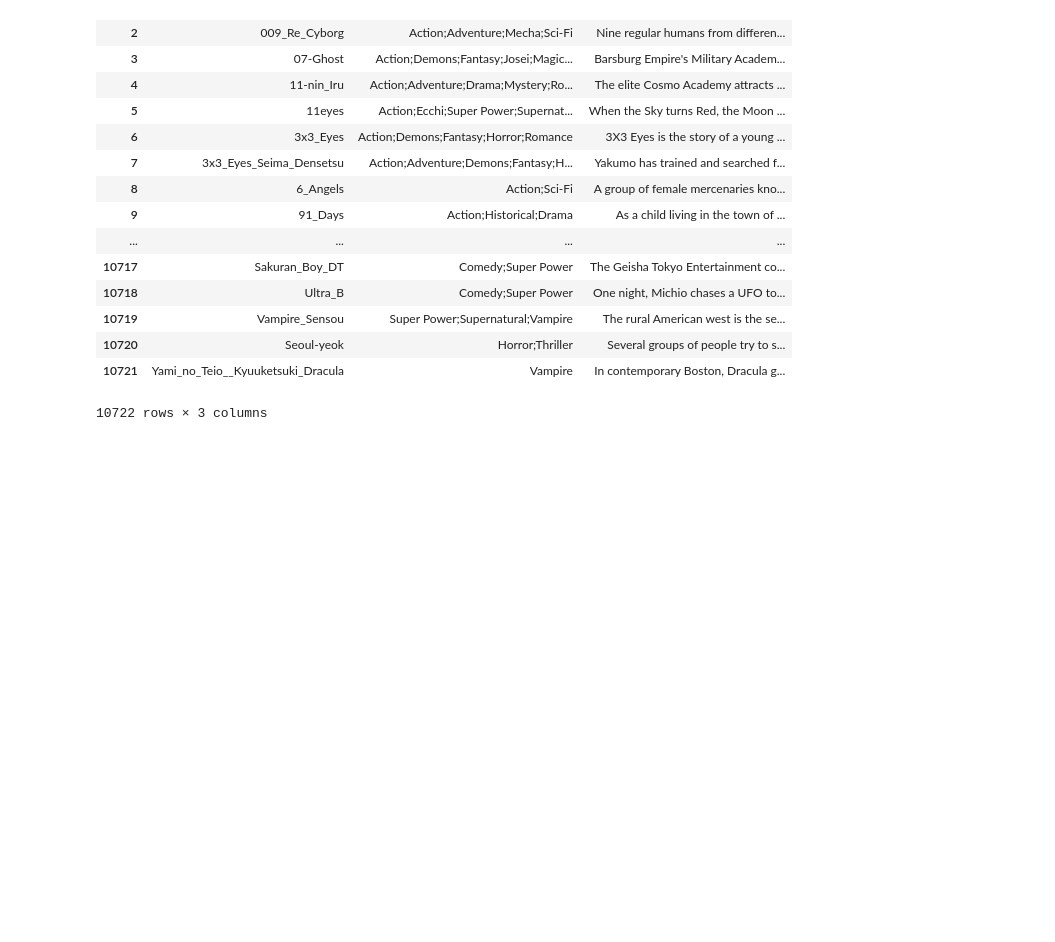
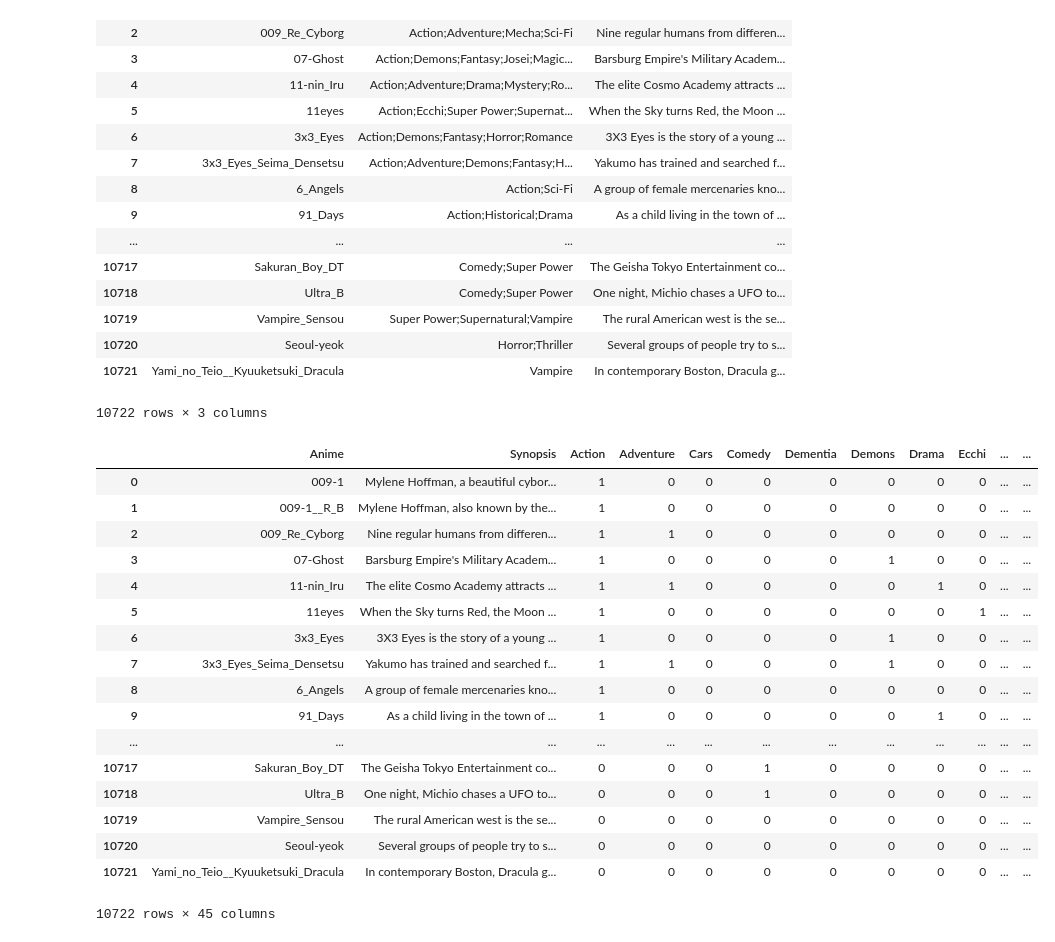
Before and after one commit to kurtisdavid/animeSynopsisClassifier, a Jupyter notebook: AnimeSynopsisClassifier.ipynb, the cells around one changed output. Saved outputs shown, nothing was run; the diff lists cells and outputs as text; code cells hidden in the pictures; blank space fills up the shorter version.

Commit message:
added pickled dataframe + updated notebook

```diff
--- a/AnimeSynopsisClassifier.ipynb
+++ b/AnimeSynopsisClassifier.ipynb
@@ -104,3 +104,35 @@ df
 | 10720 | Seoul-yeok | Horror;Thriller | Several groups of people try to s... |
 | 10721 | Yami_no_Teio__Kyuuketsuki_Dracula | Vampire | In contemporary Boston, Dracula g... |
 10722 rows × 3 columns
+# %%
+import os
+
+# get list of genres to make binary columns in dataframe
+genres = os.listdir(dir_)
+
+for genre in genres:
+
+    df[genre] = df.apply(lambda r: 1 if genre in r['Genres'] else 0,axis = 1)
+# %%
+# don't need genres column anymore
+df = df.drop('Genres', axis = 1)
+df
+# %% [output]
+|  | Anime | Synopsis | Action | Adventure | Cars | Comedy | Dementia | Demons | Drama | Ecchi | ... | ... |
+| 0 | 009-1 | Mylene Hoffman, a beautiful cybor... | 1 | 0 | 0 | 0 | 0 | 0 | 0 | 0 | ... | ... |
+| 1 | 009-1__R_B | Mylene Hoffman, also known by the... | 1 | 0 | 0 | 0 | 0 | 0 | 0 | 0 | ... | ... |
+| 2 | 009_Re_Cyborg | Nine regular humans from differen... | 1 | 1 | 0 | 0 | 0 | 0 | 0 | 0 | ... | ... |
+| 3 | 07-Ghost | Barsburg Empire's Military Academ... | 1 | 0 | 0 | 0 | 0 | 1 | 0 | 0 | ... | ... |
+| 4 | 11-nin_Iru | The elite Cosmo Academy attracts ... | 1 | 1 | 0 | 0 | 0 | 0 | 1 | 0 | ... | ... |
+| 5 | 11eyes | When the Sky turns Red, the Moon ... | 1 | 0 | 0 | 0 | 0 | 0 | 0 | 1 | ... | ... |
+| 6 | 3x3_Eyes | 3X3 Eyes is the story of a young ... | 1 | 0 | 0 | 0 | 0 | 1 | 0 | 0 | ... | ... |
+| 7 | 3x3_Eyes_Seima_Densetsu | Yakumo has trained and searched f... | 1 | 1 | 0 | 0 | 0 | 1 | 0 | 0 | ... | ... |
+| 8 | 6_Angels | A group of female mercenaries kno... | 1 | 0 | 0 | 0 | 0 | 0 | 0 | 0 | ... | ... |
+| 9 | 91_Days | As a child living in the town of ... | 1 | 0 | 0 | 0 | 0 | 0 | 1 | 0 | ... | ... |
+| ... | ... | ... | ... | ... | ... | ... | ... | ... | ... | ... | ... | ... |
+| 10717 | Sakuran_Boy_DT | The Geisha Tokyo Entertainment co... | 0 | 0 | 0 | 1 | 0 | 0 | 0 | 0 | ... | ... |
+| 10718 | Ultra_B | One night, Michio chases a UFO to... | 0 | 0 | 0 | 1 | 0 | 0 | 0 | 0 | ... | ... |
+| 10719 | Vampire_Sensou | The rural American west is the se... | 0 | 0 | 0 | 0 | 0 | 0 | 0 | 0 | ... | ... |
+| 10720 | Seoul-yeok | Several groups of people try to s... | 0 | 0 | 0 | 0 | 0 | 0 | 0 | 0 | ... | ... |
+| 10721 | Yami_no_Teio__Kyuuketsuki_Dracula | In contemporary Boston, Dracula g... | 0 | 0 | 0 | 0 | 0 | 0 | 0 | 0 | ... | ... |
+10722 rows × 45 columns
```
Also changed, not shown: parts of 26 cells of this notebook, 1 other file.
